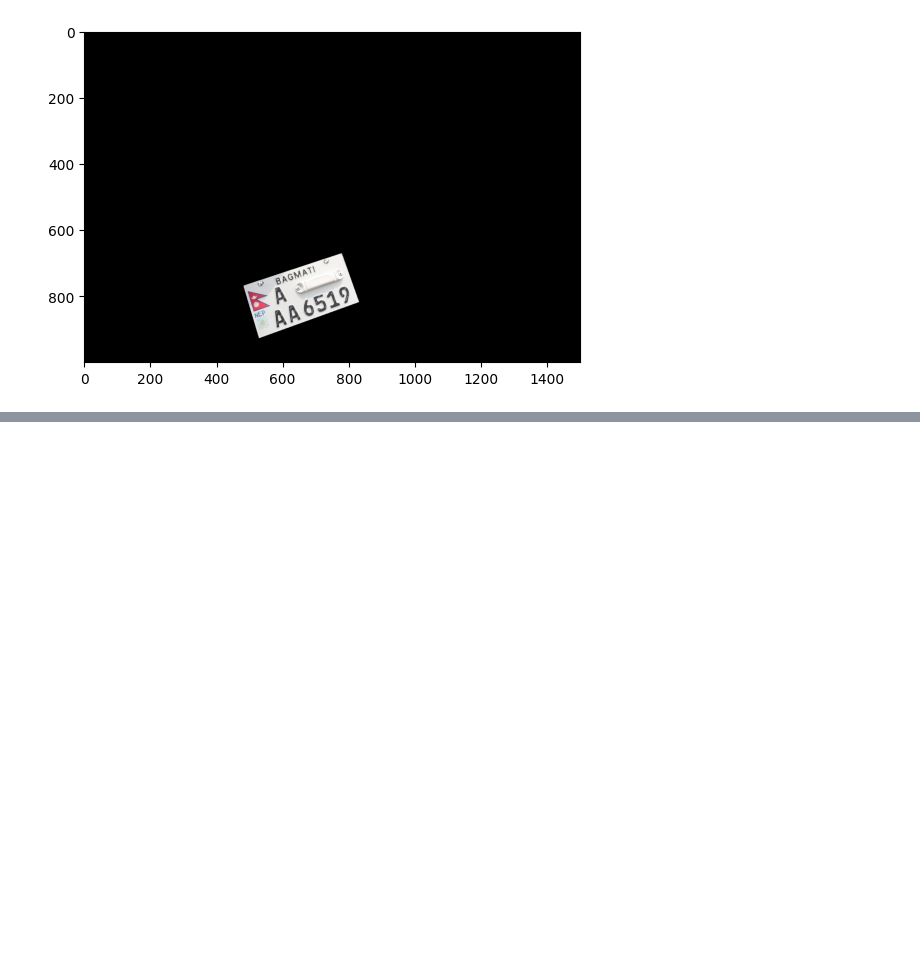
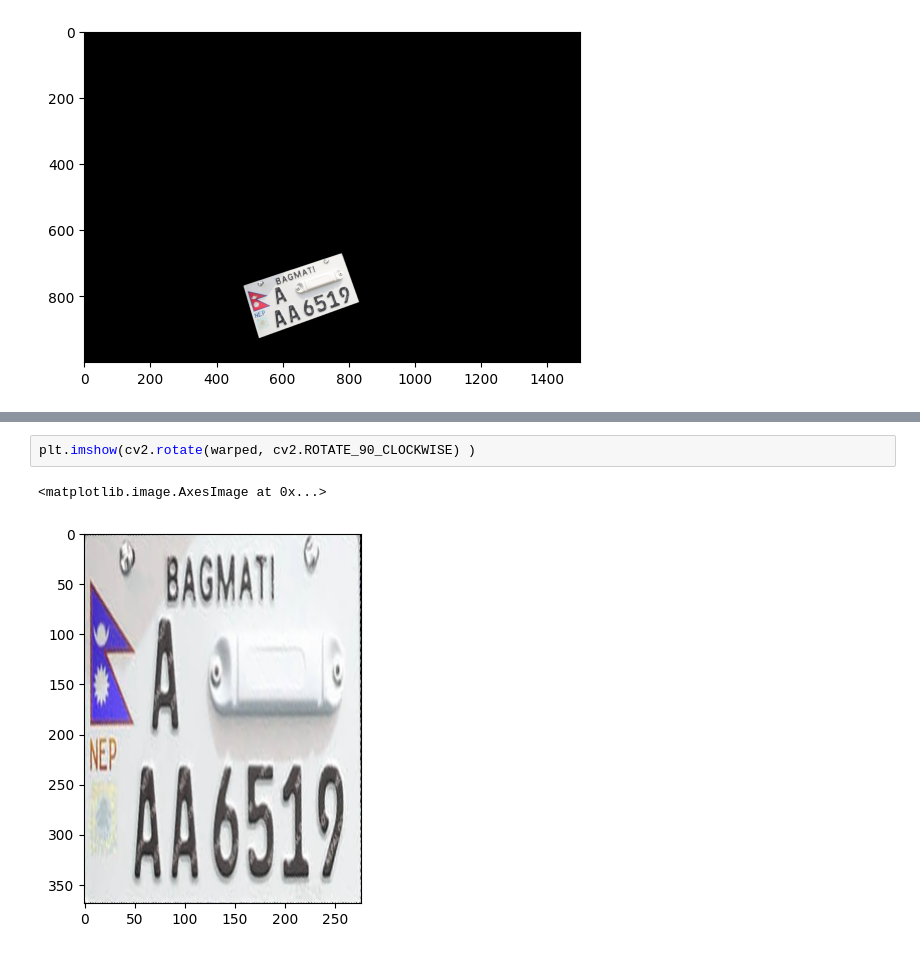
Before and after one commit to astik-dahal/licenseplatereaderpython, a Jupyter notebook: plate.ipynb, the cells around one changed output, grey strips where cells are left out. Cells and saved outputs as stored; diff of their text form; blank space fills up the shorter version.

```diff
--- a/plate.ipynb
+++ b/plate.ipynb
@@ -135,0 +147,5 @@ TypeError: Image data of dtype object cannot be converted to float
+# %%
+plt.imshow(cv2.rotate(warped, cv2.ROTATE_90_CLOCKWISE) )
+# %% [output]
+<matplotlib.image.AxesImage at 0x...>
+[figure, added]
```
Also changed, not shown: parts of 3 cells of this notebook, 1 other file.
